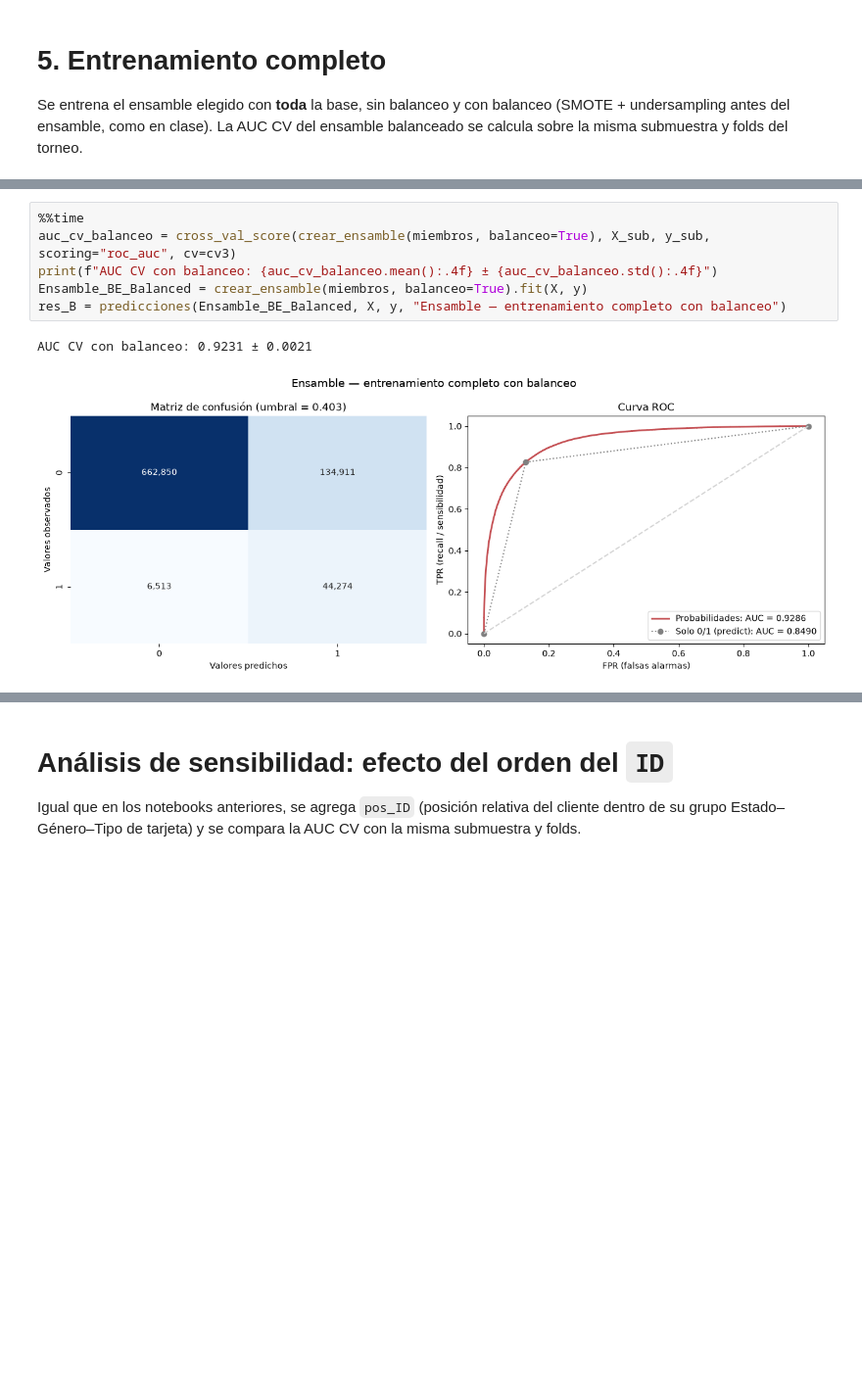
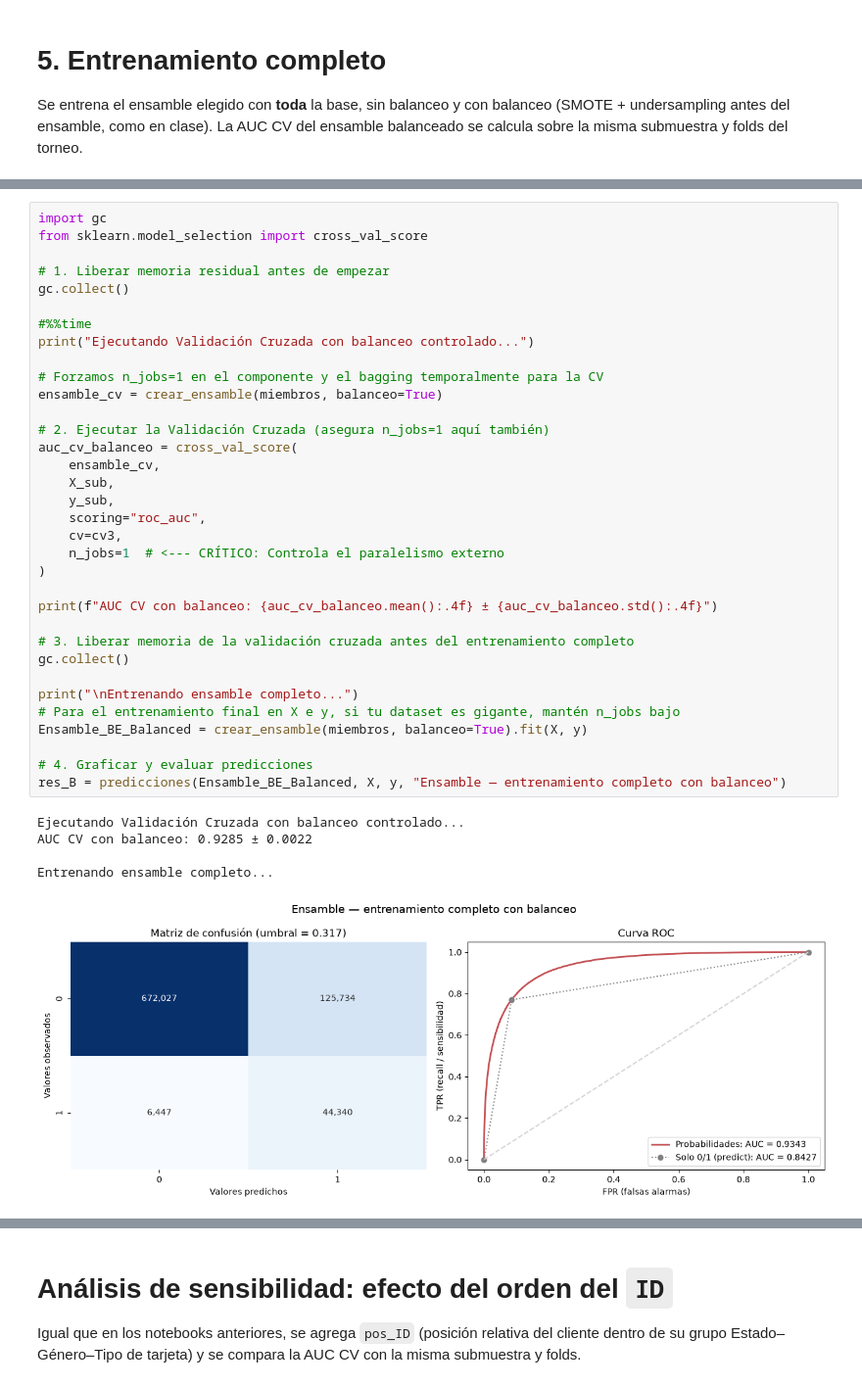
Before and after one commit to HilderBrandon/fraudes, a Jupyter notebook: fraude/05_Ensamble.ipynb, the cells around one changed output, grey strips where cells are left out. Shown at 98% size. Saved outputs shown, nothing was run; the diff lists cells and outputs as text; blank space fills up the shorter version.

```diff
--- a/fraude/05_Ensamble.ipynb
+++ b/fraude/05_Ensamble.ipynb
@@ -284,9 +295,40 @@ Wall time: 1min 11s
 # %%
-%%time
-auc_cv_balanceo = cross_val_score(crear_ensamble(miembros, balanceo=True), X_sub, y_sub, scoring="roc_auc", cv=cv3)
+import gc
+from sklearn.model_selection import cross_val_score
+
+# 1. Liberar memoria residual antes de empezar
+gc.collect()
+
+#%%time
+print("Ejecutando Validación Cruzada con balanceo controlado...")
+
+# Forzamos n_jobs=1 en el componente y el bagging temporalmente para la CV
+ensamble_cv = crear_ensamble(miembros, balanceo=True)
+
+# 2. Ejecutar la Validación Cruzada (asegura n_jobs=1 aquí también)
+auc_cv_balanceo = cross_val_score(
+    ensamble_cv,
+    X_sub,
+    y_sub,
+    scoring="roc_auc",
+    cv=cv3,
+    n_jobs=1  # <--- CRÍTICO: Controla el paralelismo externo
+)
+
 print(f"AUC CV con balanceo: {auc_cv_balanceo.mean():.4f} ± {auc_cv_balanceo.std():.4f}")
+
+# 3. Liberar memoria de la validación cruzada antes del entrenamiento completo
+gc.collect()
+
+print("\nEntrenando ensamble completo...")
+# Para el entrenamiento final en X e y, si tu dataset es gigante, mantén n_jobs bajo
 Ensamble_BE_Balanced = crear_ensamble(miembros, balanceo=True).fit(X, y)
+
+# 4. Graficar y evaluar predicciones
 res_B = predicciones(Ensamble_BE_Balanced, X, y, "Ensamble — entrenamiento completo con balanceo")
 # %% [output]
-AUC CV con balanceo: 0.9231 ± 0.0021
+Ejecutando Validación Cruzada con balanceo controlado...
+AUC CV con balanceo: 0.9285 ± 0.0022
+
+Entrenando ensamble completo...
-[figure, old version]
+[figure, new version]
```
Also changed, not shown: parts of 13 cells of this notebook, 5 other files.
